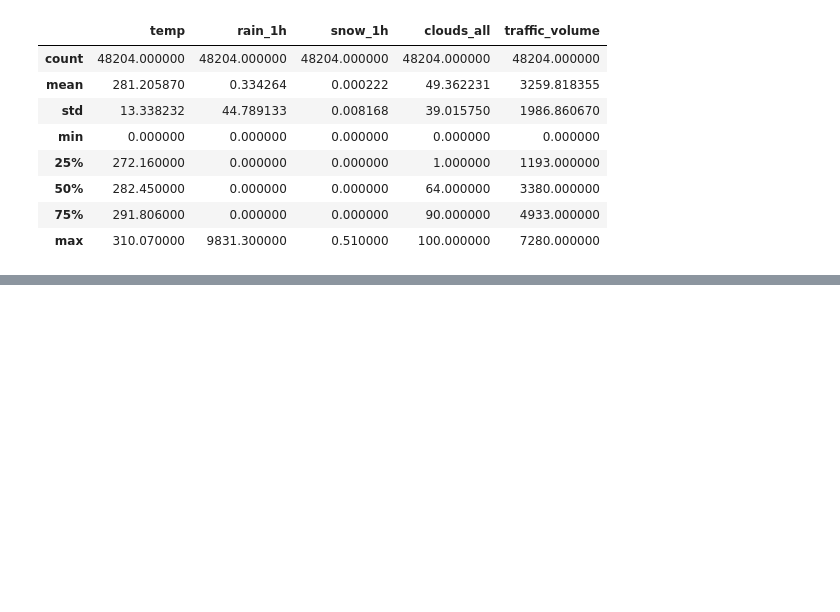
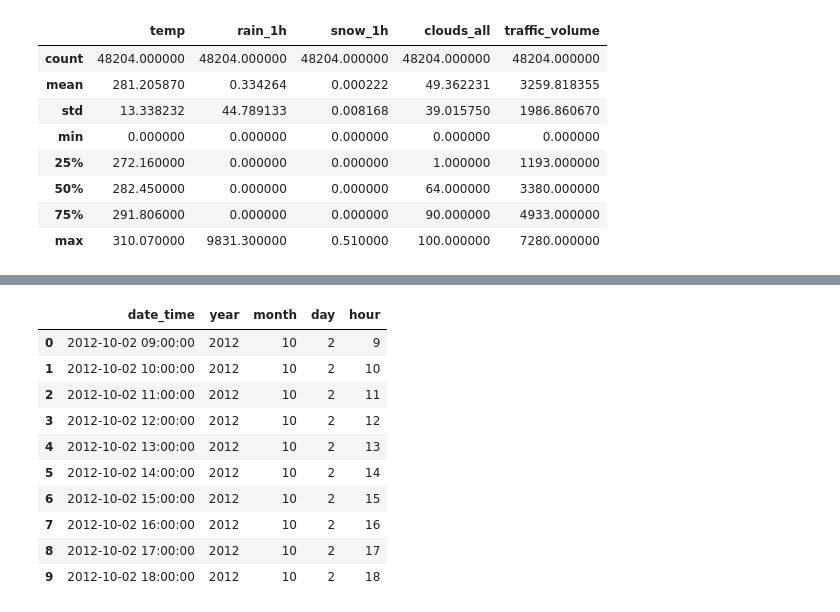
Before and after one commit to Arham-15/traffic-prediction-system, a Jupyter notebook: notebooks/01_data_exploration.ipynb, the cells around one changed output, grey strips where cells are left out. Cells and saved outputs as stored; diff of their text form; code cells hidden in the pictures; blank space fills up the shorter version.

```diff
--- a/notebooks/01_data_exploration.ipynb
+++ b/notebooks/01_data_exploration.ipynb
@@ -79,0 +219,14 @@ df.describe()
+# %%
+df[['date_time', 'year', 'month', 'day', 'hour']].head(10)
+# %% [output]
+|  | date_time | year | month | day | hour |
+| 0 | 2012-10-02 09:00:00 | 2012 | 10 | 2 | 9 |
+| 1 | 2012-10-02 10:00:00 | 2012 | 10 | 2 | 10 |
+| 2 | 2012-10-02 11:00:00 | 2012 | 10 | 2 | 11 |
+| 3 | 2012-10-02 12:00:00 | 2012 | 10 | 2 | 12 |
+| 4 | 2012-10-02 13:00:00 | 2012 | 10 | 2 | 13 |
+| 5 | 2012-10-02 14:00:00 | 2012 | 10 | 2 | 14 |
+| 6 | 2012-10-02 15:00:00 | 2012 | 10 | 2 | 15 |
+| 7 | 2012-10-02 16:00:00 | 2012 | 10 | 2 | 16 |
+| 8 | 2012-10-02 17:00:00 | 2012 | 10 | 2 | 17 |
+| 9 | 2012-10-02 18:00:00 | 2012 | 10 | 2 | 18 |
```
Also changed, not shown: parts of 37 cells of this notebook.
